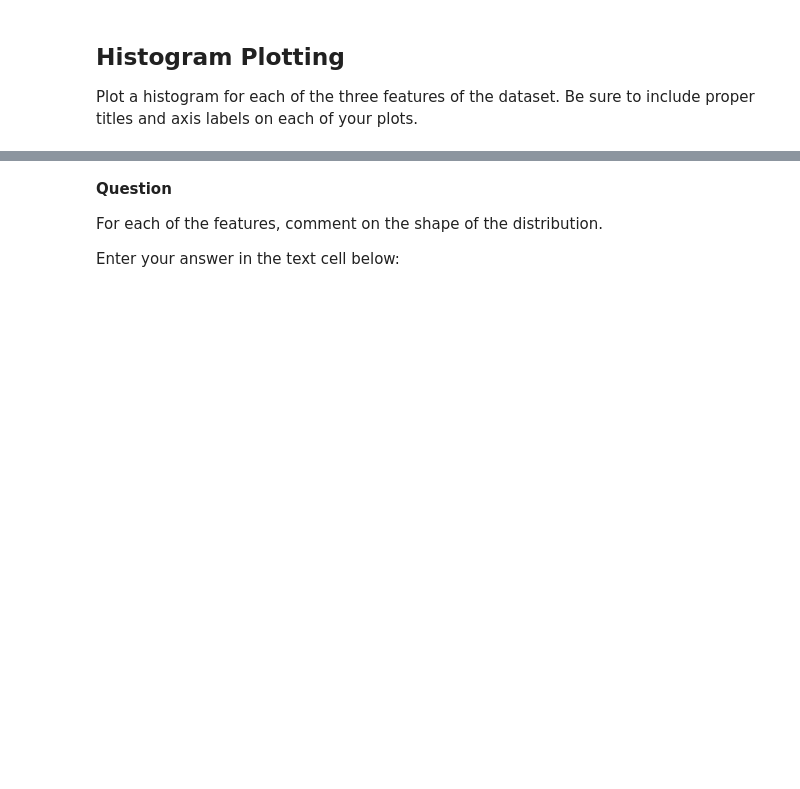
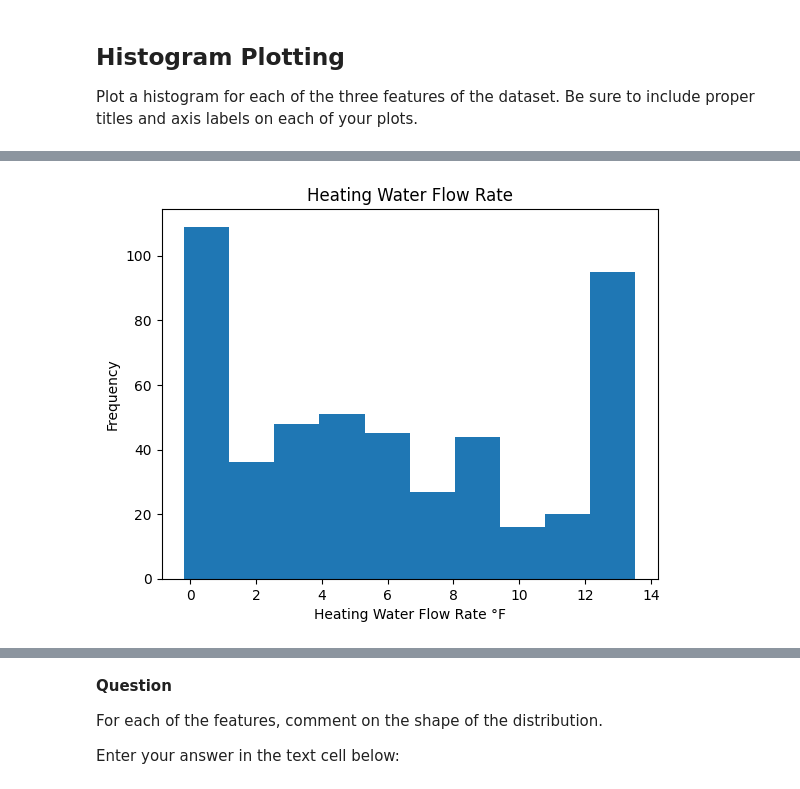
Before and after one commit to ncat-morrow/isen-project-1-loading, a Jupyter notebook: ISEN_370_Project_1_Assignment.ipynb, the cells around one changed output, grey strips where cells are left out. Drawn from its saved outputs; the diff is of its cells as text; code cells hidden in the pictures; blank space fills up the shorter version.

```diff
--- a/ISEN_370_Project_1_Assignment.ipynb
+++ b/ISEN_370_Project_1_Assignment.ipynb
@@ -58,0 +77,8 @@ Plot a histogram for each of the three features of the dataset. Be sure to inclu
+# %%
+plt.hist(features['Heating Water Flow Rate'])
+plt.ylabel('Frequency')
+plt.xlabel("Heating Water Flow Rate \N{DEGREE SIGN}F")
+plt.title('Heating Water Flow Rate')
+plt.show()
+# %% [output]
+[figure, added]
```
Also changed, not shown: parts of 4 cells of this notebook.
